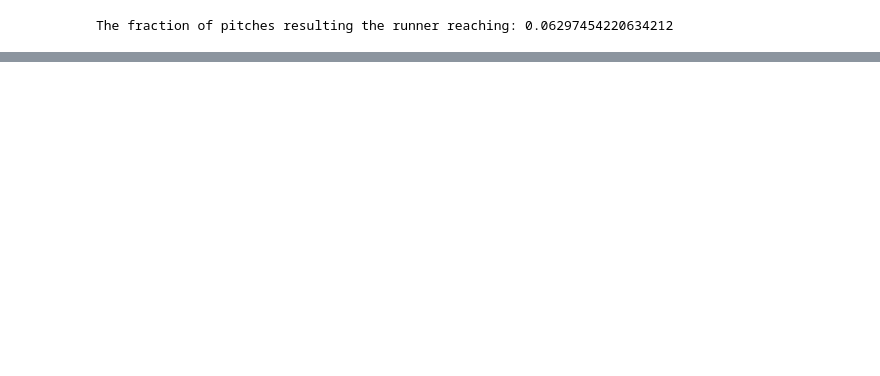
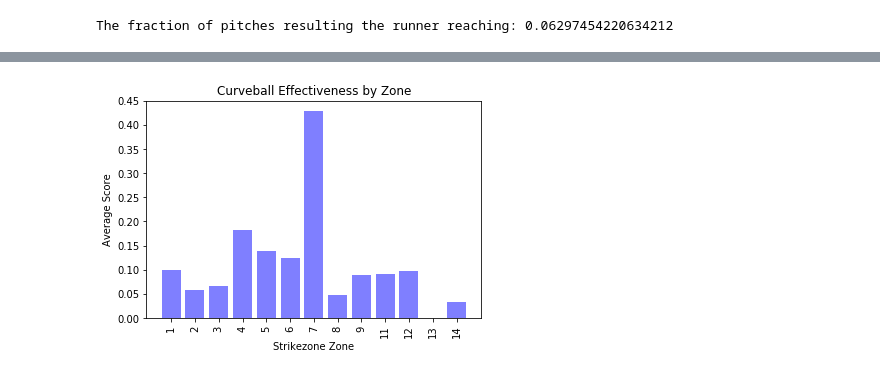
Before and after one commit to ajaklevs/Scherzer-Pitch-Recommender, a Jupyter notebook: Scherzer_Project.ipynb, the cells around one changed output, grey strips where cells are left out. Saved outputs shown, nothing was run; the diff lists cells and outputs as text; code cells hidden in the pictures; blank space fills up the shorter version.

```diff
--- a/Scherzer_Project.ipynb
+++ b/Scherzer_Project.ipynb
@@ -374,0 +434,23 @@ The fraction of pitches resulting the runner reaching: 0.06297454220634212
+# %%
+cutters = []
+cutters2 = []
+zones = [1,2,3,4,5,6,7,8,9,11,12,13,14]
+for zone in zones:
+    pitch_df = scherzer.loc[scherzer['zone'] == zone]
+    pitch_df = pitch_df.loc[pitch_df['pitch_type'] == 'FC']
+    cutters.append(np.sum(pitch_df['code'])/pitch_df.shape[0])
+    cutters2.append(pitch_df.shape[0])
+
+y_pos = np.arange(len(zones))
+
+plt.bar(y_pos, cutters, align='center', alpha=0.5, color='blue')
+#plt.bar(y_pos, cutters2, align='center', alpha=0.5, color = 'orange')
+plt.xticks(y_pos, zones)
+plt.xlabel('Strikezone Zone')
+plt.ylabel('Average Score')
+plt.title('Curveball Effectiveness by Zone')
+plt.xticks(rotation=90)
+
+plt.show()
+# %% [output]
+[figure, added]
```
Also changed, not shown: parts of 19 cells of this notebook.
